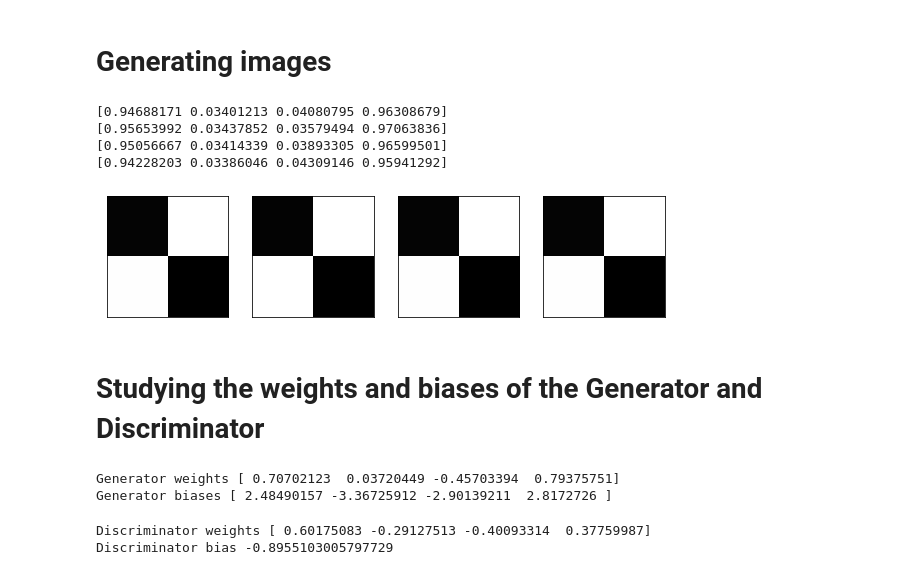
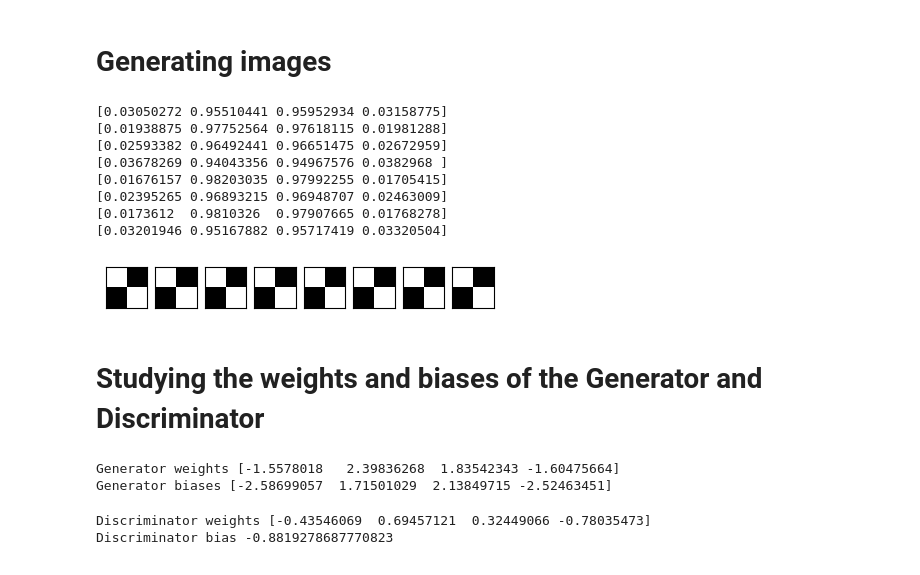
Before and after one commit to romenlaw/gan, a Jupyter notebook: GANs_in_Slanted_Land.ipynb, the cells around one changed output. Drawn from its saved outputs; the diff is of its cells as text; code cells hidden in the pictures.

```diff
--- a/GANs_in_Slanted_Land.ipynb
+++ b/GANs_in_Slanted_Land.ipynb
@@ -49,11 +49,18 @@ def view_samples(samples, m, n):
 In the video, we've defined the faces as backwards diagonals. Here are some examples.
 # %%
 # Examples of faces
-faces = [np.array([1,0,0,1]),
-         np.array([0.9,0.1,0.2,0.8]),
-         np.array([0.9,0.2,0.1,0.8]),
-         np.array([0.8,0.1,0.2,0.9]),
-         np.array([0.8,0.2,0.1,0.9])]
+# faces = [np.array([1,0,0,1]),
+#          np.array([0.9,0.1,0.2,0.8]),
+#          np.array([0.9,0.2,0.1,0.8]),
+#          np.array([0.8,0.1,0.2,0.9]),
+#          np.array([0.8,0.2,0.1,0.9])]
+
+# let's try slant the other way
+faces = [np.array([0,1,1,0]),
+         np.array([0.1,0.9,0.8,0.2]),
+         np.array([0.2,0.9,0.8,0.1]),
+         np.array([0.1,0.8,0.9,0.2]),
+         np.array([0.2,0.8,0.9,0.1])]
 
 _ = view_samples(faces, 1, 5)
 # %% [output]
@@ -93,11 +103,11 @@ class Discriminator():
         self.weights = np.array([np.random.normal() for i in range(4)])
         self.bias = np.random.normal()
 
-    def forward(self, x):
+    def forward(self, x): # dim of x is (4,)
         # Forward pass
         return sigmoid(np.dot(x, self.weights) + self.bias)
 
-    def error_from_image(self, image):
+    def error_from_image(self, image): # dim of image is (4,)
         prediction = self.forward(image)
         # We want the prediction to be 1, so the error is -log(prediction)
         return -np.log(prediction)
@@ -109,9 +119,9 @@ class Discriminator():
         return derivatives_weights, derivative_bias
 
     def update_from_image(self, x):
-        ders = self.derivatives_from_image(x)
-        self.weights -= learning_rate * ders[0]
-        self.bias -= learning_rate * ders[1]
+        d_weights, d_bias = self.derivatives_from_image(x)
+        self.weights -= learning_rate * d_weights
+        self.bias -= learning_rate * d_bias
 
     def error_from_noise(self, noise):
         prediction = self.forward(noise)
@@ -137,7 +147,7 @@ class Generator():
         self.weights = np.array([np.random.normal() for i in range(4)])
         self.biases = np.array([np.random.normal() for i in range(4)])
 
-    def forward(self, z):
+    def forward(self, z): # z is scalar
         # Forward pass
         return sigmoid(z * self.weights + self.biases)
 
@@ -159,9 +169,9 @@ class Generator():
 
     def update(self, z, discriminator):
         error_before = self.error(z, discriminator)
-        ders = self.derivatives(z, discriminator)
-        self.weights -= learning_rate * ders[0]
-        self.biases -= learning_rate * ders[1]
+        d_weights, d_bias = self.derivatives(z, discriminator)
+        self.weights -= learning_rate * d_weights
+        self.biases -= learning_rate * d_bias
         error_after = self.error(z, discriminator)
 # %% [markdown]
 # Training
@@ -222,30 +232,34 @@ Text(0.5, 1.0, 'Discriminator error function')
 # Generating images
 # %%
 generated_images = []
-for i in range(4):
+for i in range(8):
     z = random.random()
     generated_image = G.forward(z)
     generated_images.append(generated_image)
-_ = view_samples(generated_images, 1, 4)
+_ = view_samples(generated_images, 1, 8)
 for i in generated_images:
     print(i)
 # %% [output]
-[0.94688171 0.03401213 0.04080795 0.96308679]
-[0.95653992 0.03437852 0.03579494 0.97063836]
-[0.95056667 0.03414339 0.03893305 0.96599501]
-[0.94228203 0.03386046 0.04309146 0.95941292]
+[0.03050272 0.95510441 0.95952934 0.03158775]
+[0.01938875 0.97752564 0.97618115 0.01981288]
+[0.02593382 0.96492441 0.96651475 0.02672959]
+[0.03678269 0.94043356 0.94967576 0.0382968 ]
+[0.01676157 0.98203035 0.97992255 0.01705415]
+[0.02395265 0.96893215 0.96948707 0.02463009]
+[0.0173612  0.9810326  0.97907665 0.01768278]
+[0.03201946 0.95167882 0.95717419 0.03320504]
-[figure, old version]
+[figure, new version]
 # %% [markdown]
 # Studying the weights and biases of the Generator and Discriminator
 # %%
 print("Generator weights", G.weights)
 print("Generator biases", G.biases)
 # %% [output]
-Generator weights [ 0.70702123  0.03720449 -0.45703394  0.79375751]
-Generator biases [ 2.48490157 -3.36725912 -2.90139211  2.8172726 ]
+Generator weights [-1.5578018   2.39836268  1.83542343 -1.60475664]
+Generator biases [-2.58699057  1.71501029  2.13849715 -2.52463451]
 # %%
 print("Discriminator weights", D.weights)
 print("Discriminator bias", D.bias)
 # %% [output]
-Discriminator weights [ 0.60175083 -0.29127513 -0.40093314  0.37759987]
-Discriminator bias -0.8955103005797729
+Discriminator weights [-0.43546069  0.69457121  0.32449066 -0.78035473]
+Discriminator bias -0.8819278687770823
```
Also changed, not shown: parts of 5 cells of this notebook.
